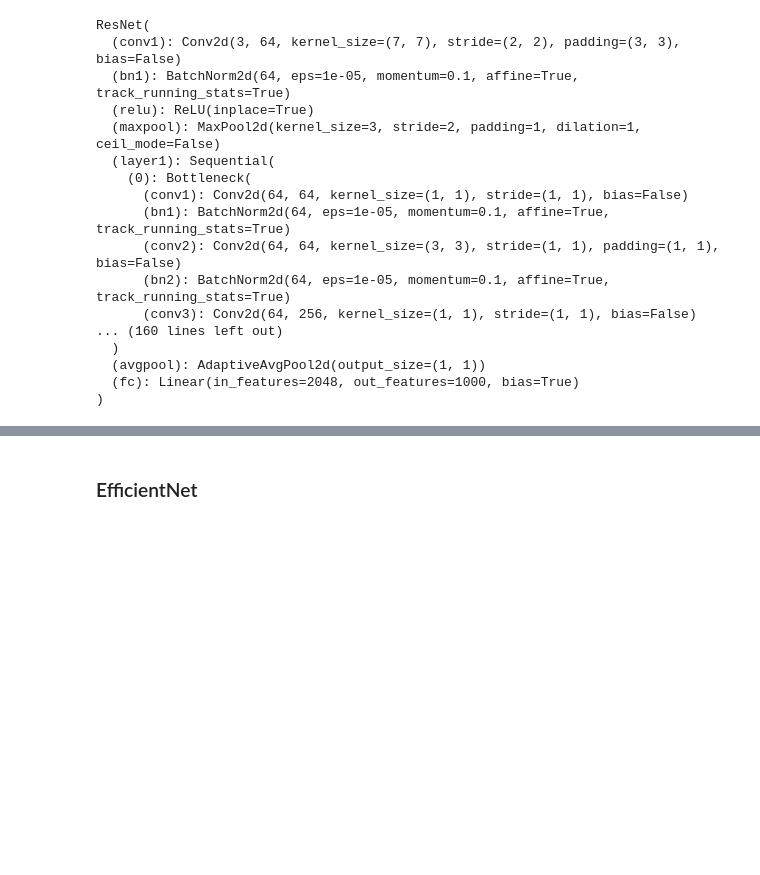
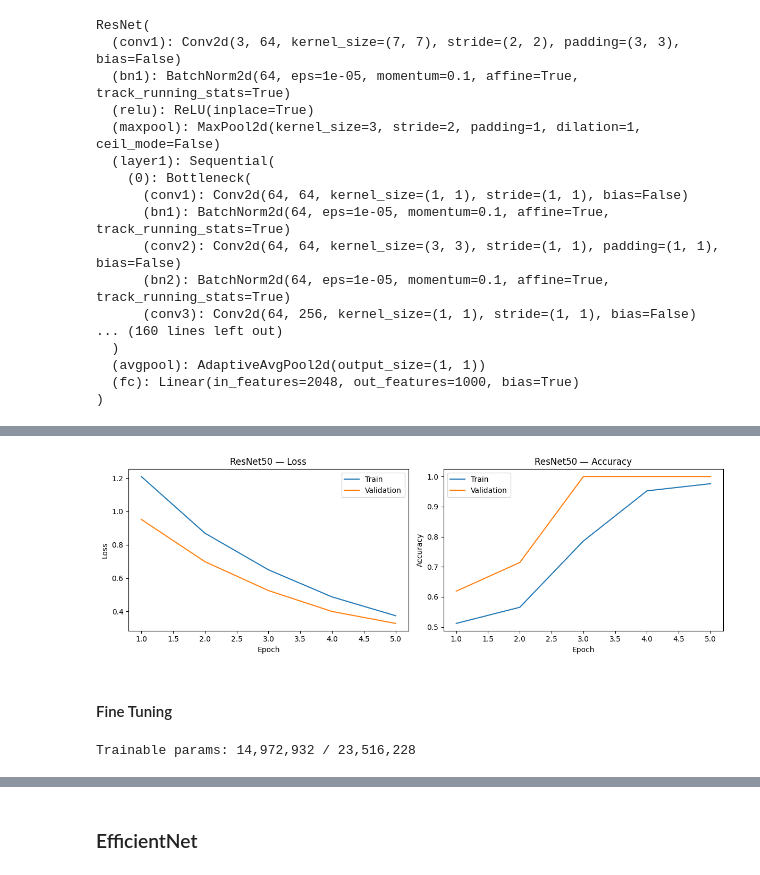
Before and after one commit to braulio-dev/transfer-learning-fine-tuning, a Jupyter notebook: transfer-learning.ipynb, the cells around one changed output, grey strips where cells are left out. Cells and saved outputs as stored; diff of their text form; code cells hidden in the pictures; blank space fills up the shorter version.

Commit message:
ResNet50 train

```diff
--- a/transfer-learning.ipynb
+++ b/transfer-learning.ipynb
@@ -68,2 +128,24 @@ Classes: {'bobby': 0, 'empanada': 1, 'horchata': 2, 'not_any': 3}
+# %%
+def plot_learning_curves(res, title):
+    epochs = range(1, len(res['train_loss']) + 1)
+
+    fig, (ax1, ax2) = plt.subplots(1, 2, figsize=(12, 4))
+
+    ax1.plot(epochs, res['train_loss'], label='Train')
+    ax1.plot(epochs, res['val_loss'],   label='Validation')
+    ax1.set_title(f'{title} — Loss')
+    ax1.set_xlabel('Epoch')
+    ax1.set_ylabel('Loss')
+    ax1.legend()
+
+    ax2.plot(epochs, res['train_acc'], label='Train')
+    ax2.plot(epochs, res['val_acc'],   label='Validation')
+    ax2.set_title(f'{title} — Accuracy')
+    ax2.set_xlabel('Epoch')
+    ax2.set_ylabel('Accuracy')
+    ax2.legend()
+
+    plt.tight_layout()
+    plt.show()
 # %% [markdown]
 ### ResNet50
@@ -95,0 +184,9 @@ ResNet(
+# %%
+# 3. Replace the final classifier (ResNet uses model.fc, not model.classifier)
+model1.fc = nn.Linear(model1.fc.in_features, num_classes)
+# %%
+optimizer = torch.optim.Adam(model1.fc.parameters(), lr=1e-3)
+criterion = nn.CrossEntropyLoss()
+num_epochs = 5
+# %%
+res = train(model1, train_loader, val_loader, criterion, optimizer, num_epochs)
@@ -95,0 +199,6 @@ ResNet(
+# %%
+plot_learning_curves(res, title="ResNet50")
+# %% [output]
+[figure, added]
+# %% [markdown]
+#### Fine Tuning
@@ -95,0 +217,6 @@ ResNet(
+# %%
+trainable = sum(p.numel() for p in model1.parameters() if p.requires_grad)
+total     = sum(p.numel() for p in model1.parameters())
+print(f"Trainable params: {trainable:,} / {total:,}")
+# %% [output]
+Trainable params: 14,972,932 / 23,516,228
```
Also changed, not shown: parts of 15 cells of this notebook.
